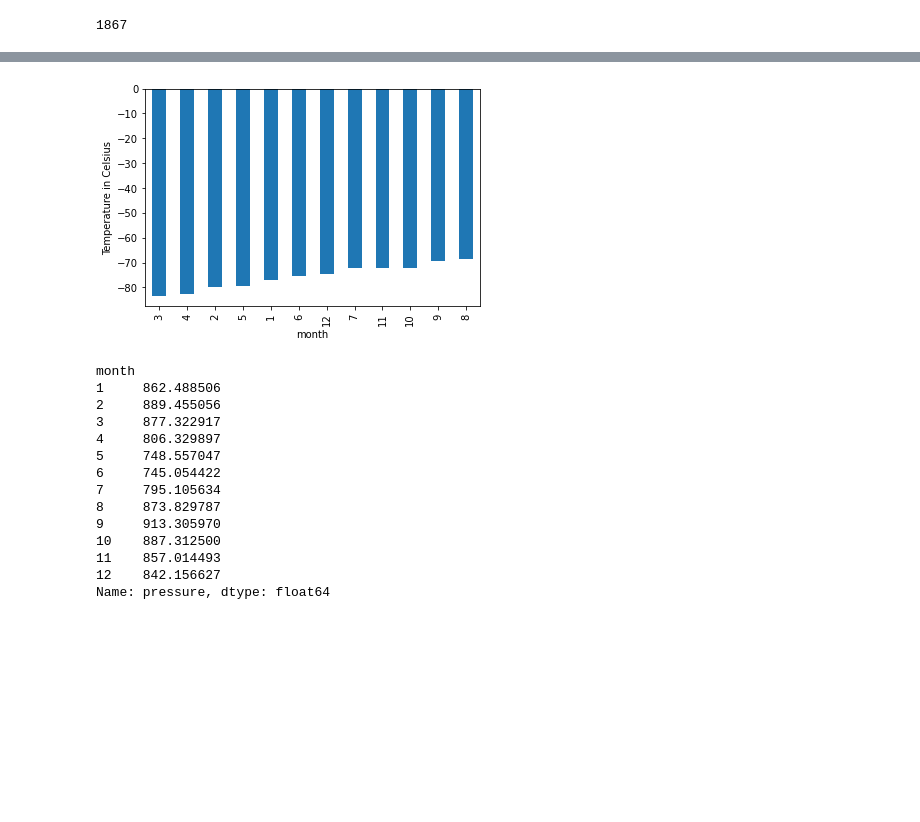
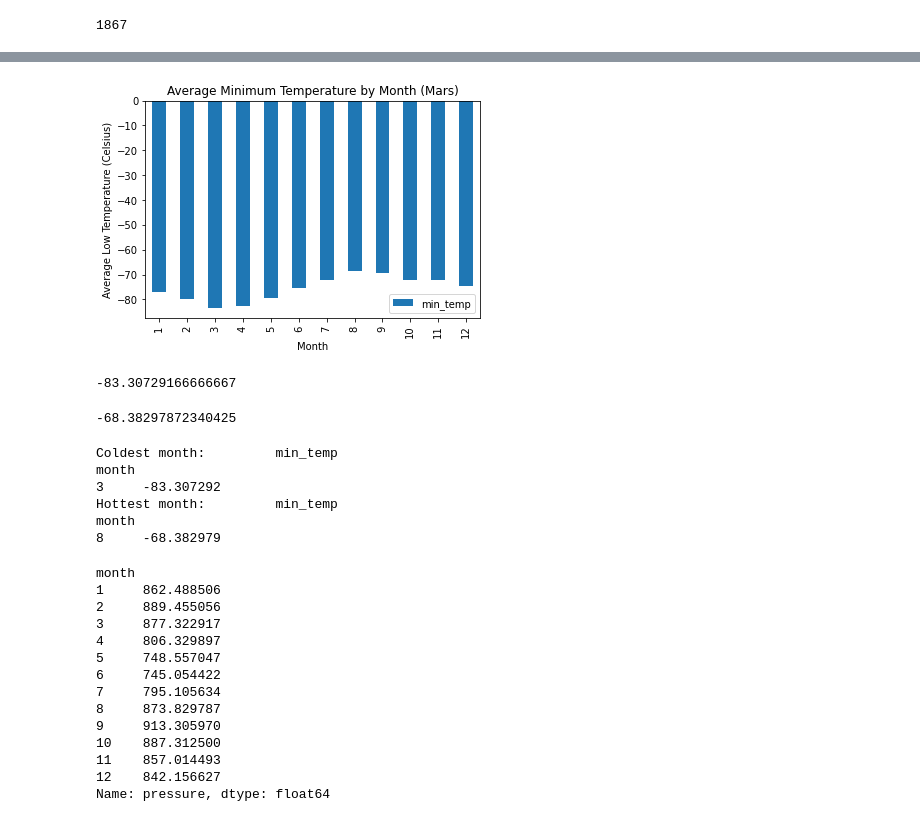
Before and after one commit to shanCH3n/Mission-to-Mars-Webscrape-Challenge, a Jupyter notebook: Starter_Code/part_2_mars_weather.ipynb, the cells around one changed output, grey strips where cells are left out. Saved outputs shown, nothing was run; the diff lists cells and outputs as text; code cells hidden in the pictures; blank space fills up the shorter version.

```diff
--- a/Starter_Code/part_2_mars_weather.ipynb
+++ b/Starter_Code/part_2_mars_weather.ipynb
@@ -146,0 +164,10 @@ Name: min_temp, dtype: float64
+# %%
+# 3. What is the average low temperature by month?
+# Use groupby to group the data by the 'month' column
+grp_month = marsweather_df.groupby('month')
+
+# Calculate the mean of the 'min_temp' column for the groups
+avg_mintemp_byMonth = grp_month['min_temp'].mean()
+
+# Print result to obtain average low temperature by month
+print(avg_mintemp_byMonth)
@@ -146,0 +189,3 @@ Name: min_temp, dtype: float64
+# %%
+avg_mintemp_byMonth_df = pd.DataFrame(avg_mintemp_byMonth)
+avg_mintemp_byMonth_df.head()
@@ -147,6 +200,45 @@ Name: min_temp, dtype: float64
+# %%
+# Plot the average low temperature by month
+avg_mintemp_byMonth_df.plot(kind='bar')
+
+# Labels for x-axis and y-axis
+plt.xlabel('Month')
+plt.ylabel('Average Low Temperature (Celsius)')
+
+# Add title and save
+plt.title('Average Minimum Temperature by Month (Mars)')
+plt.savefig('avgMinTemp_byMonth_Mars.png')
+plt.show()
+# %% [output]
+[figure, added]
+# %%
+# Coldest temp on Mars
+
+coldestTEMP = avg_mintemp_byMonth_df['min_temp'].min()
+coldestTEMP
+# %% [output]
+-83.30729166666667
+# %%
+# Warmest temp on Mars
+
+warmestTEMP = avg_mintemp_byMonth_df['min_temp'].max()
+warmestTEMP
+# %% [output]
+-68.38297872340425
 # %%
 # Identify the coldest and hottest months in Curiosity's location
+
+coldest_month = avg_mintemp_byMonth_df.loc[avg_mintemp_byMonth_df['min_temp']==coldestTEMP]
+hottest_month = avg_mintemp_byMonth_df.loc[avg_mintemp_byMonth_df['min_temp']==warmestTEMP]
+
+print("Coldest month:", coldest_month)
+print("Hottest month:", hottest_month)
 # %% [output]
-[figure, removed]
+Coldest month:         min_temp
+month
+3     -83.307292
+Hottest month:         min_temp
+month
+8     -68.382979
 # %%
 # 4. Average pressure by Martian month
```
Also changed, not shown: parts of 25 cells of this notebook, 5 other files.
